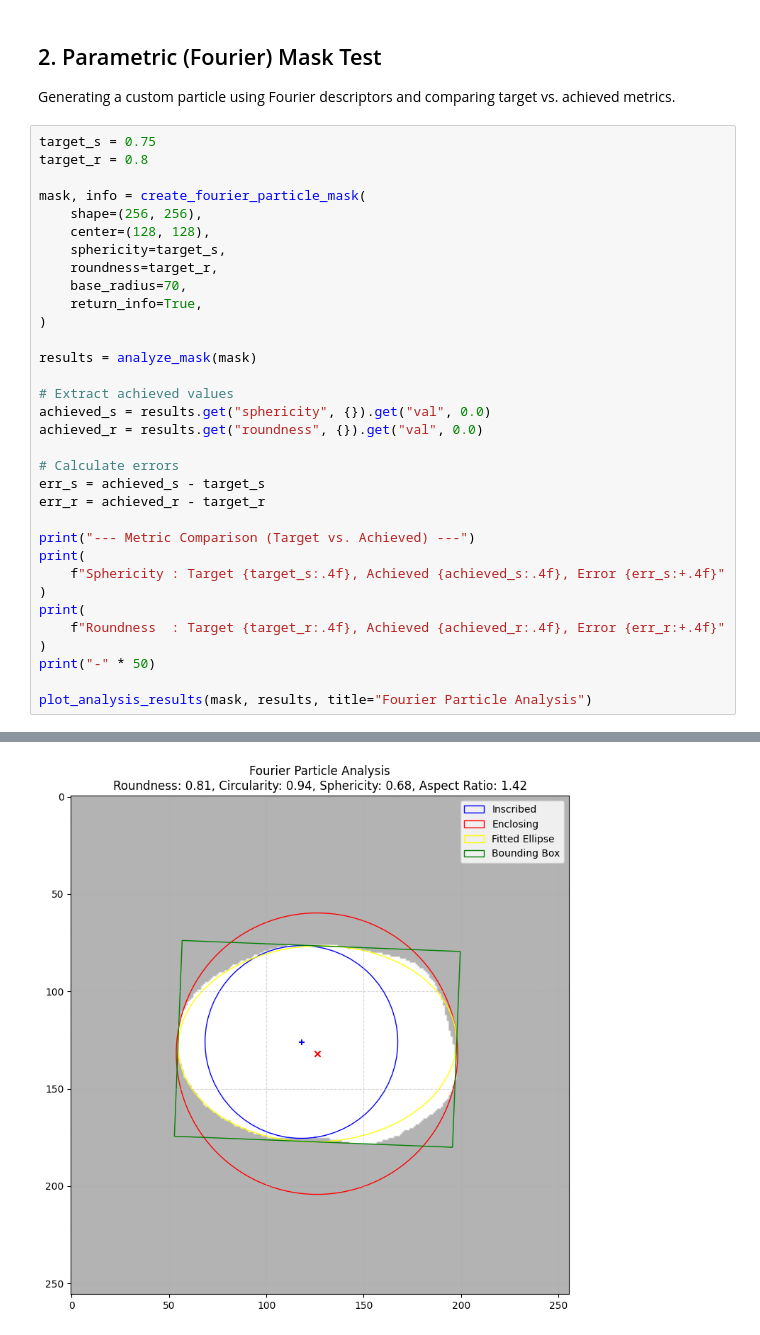
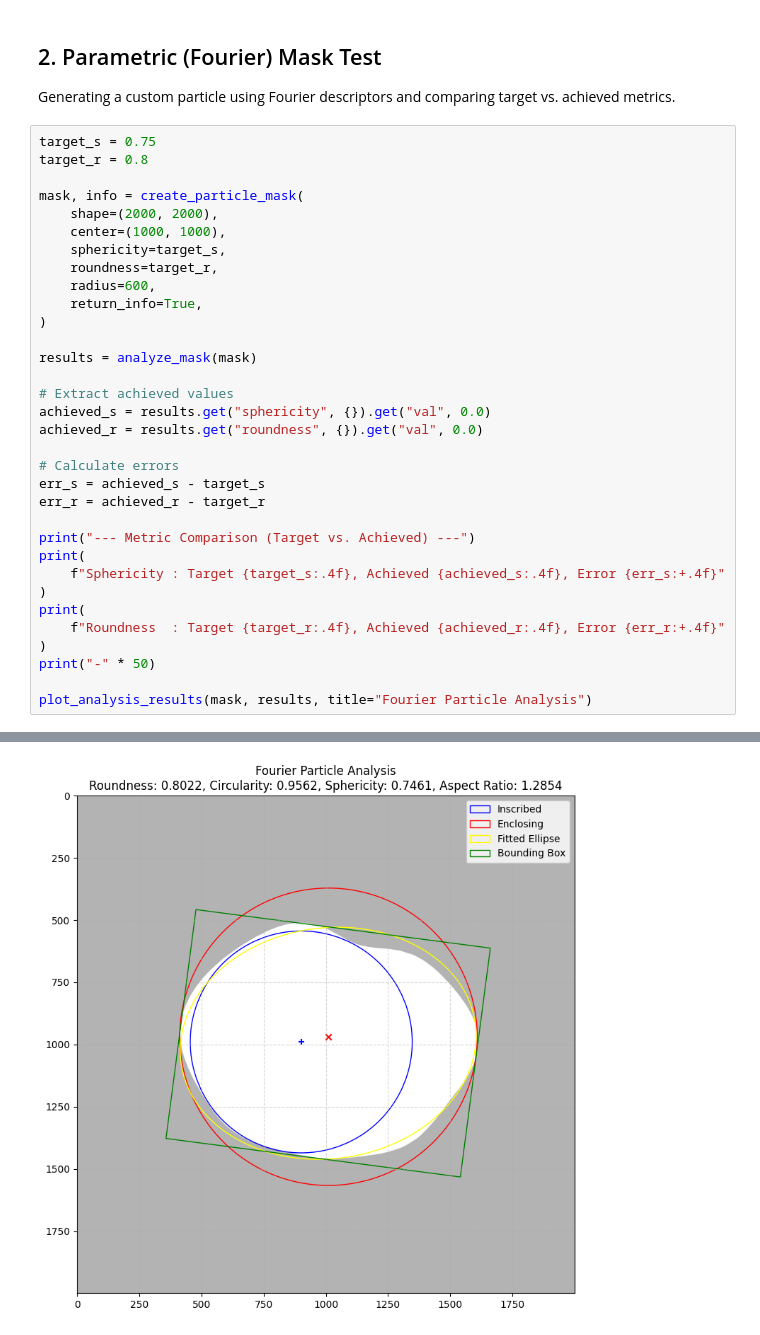
Before and after one commit to phykn/partimorph, a Jupyter notebook: test.ipynb, the cells around one changed output, grey strips where cells are left out. Saved outputs shown, nothing was run; the diff lists cells and outputs as text.

```diff
--- a/test.ipynb
+++ b/test.ipynb
@@ -138,12 +140,12 @@ Generating a custom particle using Fourier descriptors and comparing target vs.
 target_s = 0.75
 target_r = 0.8
 
-mask, info = create_fourier_particle_mask(
-    shape=(256, 256),
-    center=(128, 128),
+mask, info = create_particle_mask(
+    shape=(2000, 2000),
+    center=(1000, 1000),
     sphericity=target_s,
     roundness=target_r,
-    base_radius=70,
+    radius=600,
     return_info=True,
 )
 
@@ -174,2 +176,2 @@ Roundness  : Target 0.8000, Achieved 0.8052, Error +0.0052
 --------------------------------------------------
-[figure, old version]
+[figure, new version]
```
Also changed, not shown: parts of 3 cells of this notebook, 19 other files.
